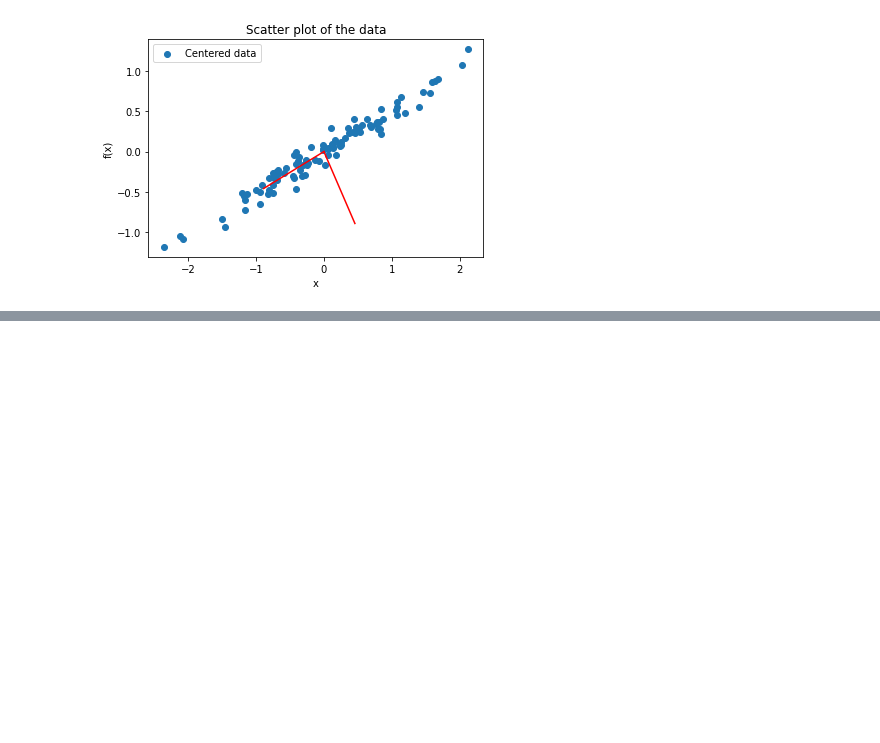
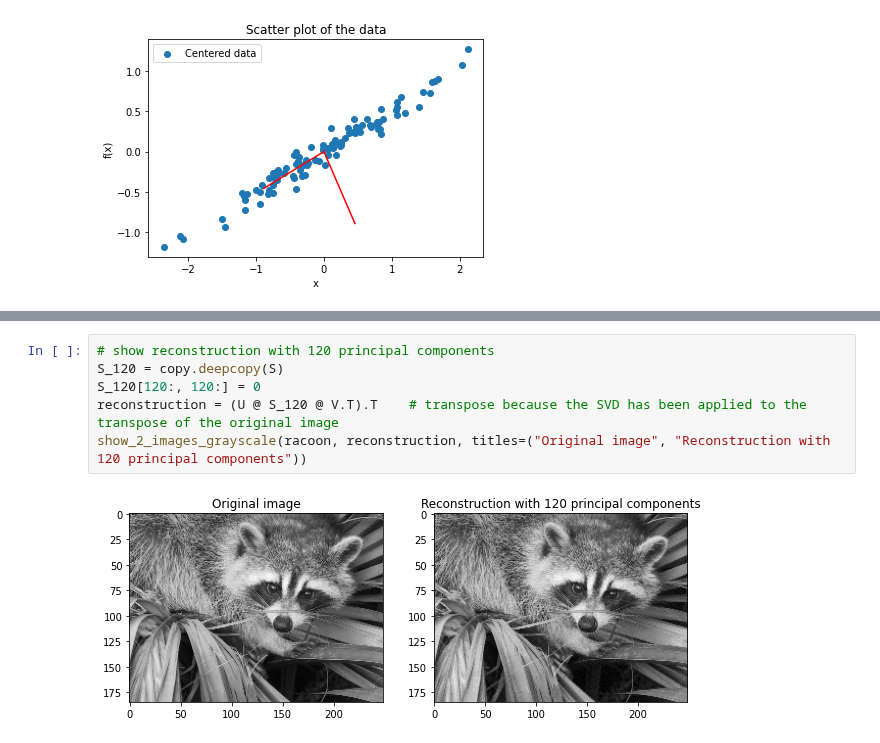
Before and after one commit to AlexPasqua/MLCMS-exercises, a Jupyter notebook: EX4/task1.ipynb, the cells around one changed output, grey strips where cells are left out. Cells and saved outputs as stored; diff of their text form; blank space fills up the shorter version.

```diff
--- a/EX4/task1.ipynb
+++ b/EX4/task1.ipynb
@@ -104,0 +124,8 @@ plt.show()
+# %%
+# show reconstruction with 120 principal components
+S_120 = copy.deepcopy(S)
+S_120[120:, 120:] = 0
+reconstruction = (U @ S_120 @ V.T).T    # transpose because the SVD has been applied to the transpose of the original image
+show_2_images_grayscale(racoon, reconstruction, titles=("Original image", "Reconstruction with 120 principal components"))
+# %% [output]
+[figure, added]
```
Also changed, not shown: parts of 10 cells of this notebook, 2 other files.
